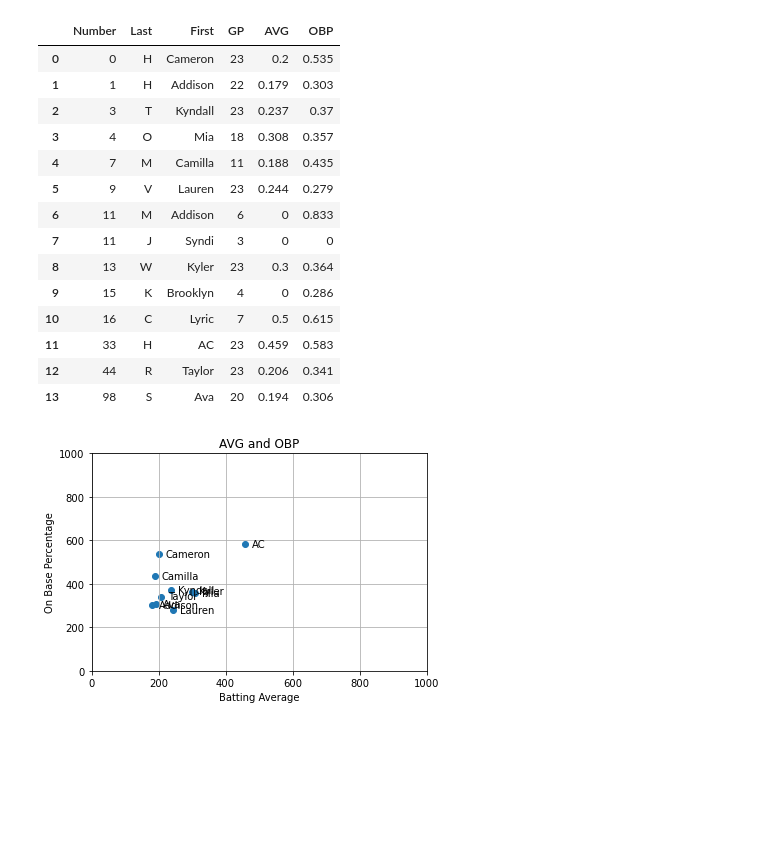
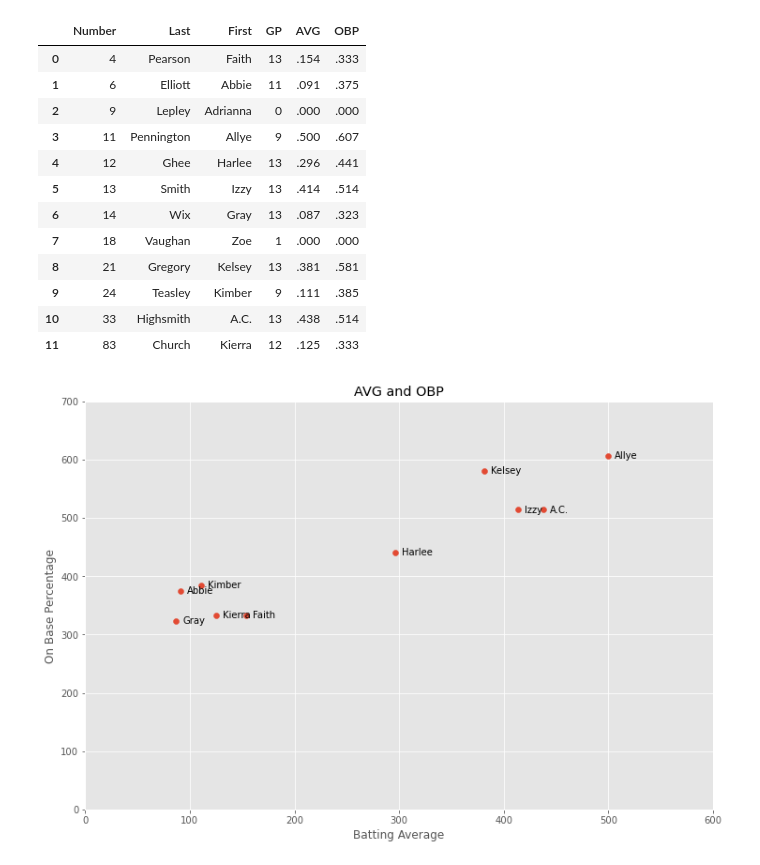
Before and after one commit to highsmithjd/gamechanger_python, a Jupyter notebook: gc-avg-obp-viz.ipynb, the cells around one changed output. Cells and saved outputs as stored; diff of their text form; code cells hidden in the pictures; blank space fills up the shorter version.

```diff
--- a/gc-avg-obp-viz.ipynb
+++ b/gc-avg-obp-viz.ipynb
@@ -10,7 +10,7 @@ import matplotlib.pyplot as plt
 # With usecols we can filter on the columns we need
 # Use index_col=0 to make the players Number the index for the rows
 
-gc_stats = pd.read_csv('data/GcExport.csv', skiprows=1, usecols=['Number', 'First', 'Last', 'GP', "AVG", "OBP"])
+gc_stats = pd.read_csv('data/ERMS.csv', skiprows=1, usecols=['Number', 'First', 'Last', 'GP', "AVG", "OBP"])
 # %%
 # Please fill in any blank cells in the spreadsheet for the players or they will be dropped
 # You can look to see if there are any blanks by just running gc_stats and looking at the datafram
@@ -23,20 +23,18 @@ gc_stats = gc_stats.dropna()
 gc_stats
 # %% [output]
 |  | Number | Last | First | GP | AVG | OBP |
-| 0 | 0 | H | Cameron | 23 | 0.2 | 0.535 |
-| 1 | 1 | H | Addison | 22 | 0.179 | 0.303 |
-| 2 | 3 | T | Kyndall | 23 | 0.237 | 0.37 |
-| 3 | 4 | O | Mia | 18 | 0.308 | 0.357 |
-| 4 | 7 | M | Camilla | 11 | 0.188 | 0.435 |
-| 5 | 9 | V | Lauren | 23 | 0.244 | 0.279 |
-| 6 | 11 | M | Addison | 6 | 0 | 0.833 |
-| 7 | 11 | J | Syndi | 3 | 0 | 0 |
-| 8 | 13 | W | Kyler | 23 | 0.3 | 0.364 |
-| 9 | 15 | K | Brooklyn | 4 | 0 | 0.286 |
-| 10 | 16 | C | Lyric | 7 | 0.5 | 0.615 |
-| 11 | 33 | H | AC | 23 | 0.459 | 0.583 |
-| 12 | 44 | R | Taylor | 23 | 0.206 | 0.341 |
-| 13 | 98 | S | Ava | 20 | 0.194 | 0.306 |
+| 0 | 4 | Pearson | Faith | 13 | .154 | .333 |
+| 1 | 6 | Elliott | Abbie | 11 | .091 | .375 |
+| 2 | 9 | Lepley | Adrianna | 0 | .000 | .000 |
+| 3 | 11 | Pennington | Allye | 9 | .500 | .607 |
+| 4 | 12 | Ghee | Harlee | 13 | .296 | .441 |
+| 5 | 13 | Smith | Izzy | 13 | .414 | .514 |
+| 6 | 14 | Wix | Gray | 13 | .087 | .323 |
+| 7 | 18 | Vaughan | Zoe | 1 | .000 | .000 |
+| 8 | 21 | Gregory | Kelsey | 13 | .381 | .581 |
+| 9 | 24 | Teasley | Kimber | 9 | .111 | .385 |
+| 10 | 33 | Highsmith | A.C. | 13 | .438 | .514 |
+| 11 | 83 | Church | Kierra | 12 | .125 | .333 |
 # %%
 # Convert all the numeric columns (Number, GP, AVG, OBP) from string to numeric
 
@@ -47,34 +45,39 @@ gc_stats["GP"] = pd.to_numeric(gc_stats["GP"])
 gc_stats["OBP"] = pd.to_numeric(gc_stats["OBP"]) * 1000
 gc_stats["OBP"] = gc_stats["OBP"].astype(int)
 # %%
-# Display the players that have played over 10 games this season and save as gc_team. I do this so we don't get a bunch of temp players and pickups in the plot
+# Display the players that have played over 7 games this season and save as gc_team. I do this so we don't get a bunch of temp players and pickups in the plot
 # You can change the value of GP to anything you need
 
-gc_team = gc_stats[gc_stats["GP"] > 10]
+gc_team = gc_stats[gc_stats["GP"] > 1]
 # %%
 # Plot the AVG column on the x-axis and the OBP column on the y-axis
 # plt.xlim and plt.ylim moves the graph out to 1.0 which is a 1000 batting average and 1000 on base percentage
-
+# plt.figure increases the plot size so the scatter plot is not so crowded
+fig = plt.figure(figsize=(12,8))
+plt.style.use('ggplot')
 plt.scatter(gc_team["AVG"], gc_team["OBP"])
 plt.xlabel("Batting Average")
 plt.ylabel('On Base Percentage')
 plt.title('AVG and OBP')
 plt.grid()
-plt.xlim((0,1000))
-plt.ylim((0,1000))
+plt.xlim((0,600))
+plt.ylim((0,700))
 
 
 for x_pos, y_pos, label in zip(gc_team["AVG"], gc_team["OBP"], gc_team["First"]):
     plt.annotate(label,             # The label for this point
                 xy=(x_pos, y_pos), # Position of the corresponding point
                 xytext=(7, 0),     # Offset text by 7 points to the right
                 textcoords='offset points', # tell it to use offset points
                 ha='left',         # Horizontally aligned to the left
                 va='center')       # Vertical alignment is centered
 
 # plt.savefig('avg_obp.png')
 # gc_team_t = np.transpose(gc_team)
 
+#plt.grid() shows grid lines on the plot
+plt.grid()
+
 plt.show()
 # %% [output]
-[figure, old version]
+[figure, new version]
```
Also changed, not shown: 3 other files.
